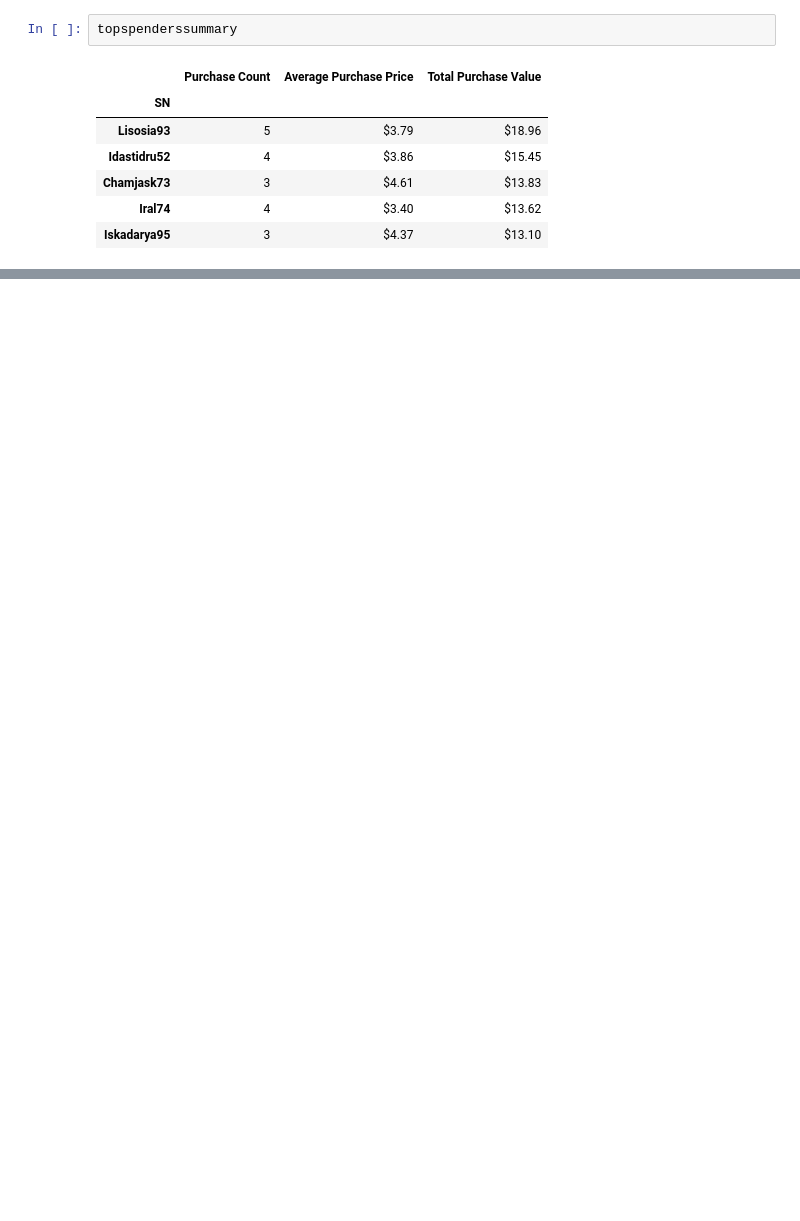
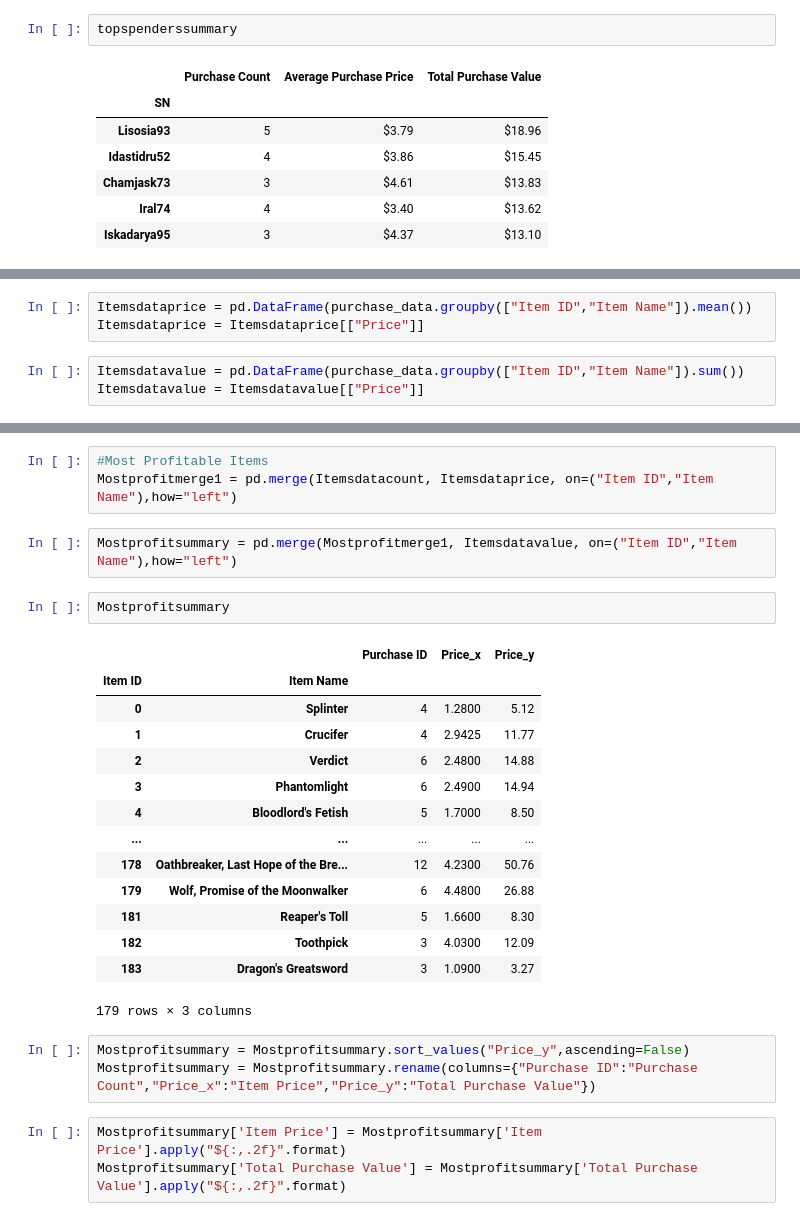
Before and after one commit to JDICKENSON91/pandas-challenge, a Jupyter notebook: HeroesOfPymoli/heroesofpymoli.ipynb, the cells around one changed output, grey strips where cells are left out. Cells and saved outputs as stored; diff of their text form; blank space fills up the shorter version.

```diff
--- a/HeroesOfPymoli/heroesofpymoli.ipynb
+++ b/HeroesOfPymoli/heroesofpymoli.ipynb
@@ -393,0 +408,6 @@ topspenderssummary
+# %%
+Itemsdataprice = pd.DataFrame(purchase_data.groupby(["Item ID","Item Name"]).mean())
+Itemsdataprice = Itemsdataprice[["Price"]]
+# %%
+Itemsdatavalue = pd.DataFrame(purchase_data.groupby(["Item ID","Item Name"]).sum())
+Itemsdatavalue = Itemsdatavalue[["Price"]]
@@ -393,0 +437,28 @@ topspenderssummary
+# %%
+#Most Profitable Items
+Mostprofitmerge1 = pd.merge(Itemsdatacount, Itemsdataprice, on=("Item ID","Item Name"),how="left")
+# %%
+Mostprofitsummary = pd.merge(Mostprofitmerge1, Itemsdatavalue, on=("Item ID","Item Name"),how="left")
+# %%
+Mostprofitsummary
+# %% [output]
+|  |  | Purchase ID | Price_x | Price_y |
+| Item ID | Item Name |  |  |  |
+| 0 | Splinter | 4 | 1.2800 | 5.12 |
+| 1 | Crucifer | 4 | 2.9425 | 11.77 |
+| 2 | Verdict | 6 | 2.4800 | 14.88 |
+| 3 | Phantomlight | 6 | 2.4900 | 14.94 |
+| 4 | Bloodlord's Fetish | 5 | 1.7000 | 8.50 |
+| ... | ... | ... | ... | ... |
+| 178 | Oathbreaker, Last Hope of the Bre... | 12 | 4.2300 | 50.76 |
+| 179 | Wolf, Promise of the Moonwalker | 6 | 4.4800 | 26.88 |
+| 181 | Reaper's Toll | 5 | 1.6600 | 8.30 |
+| 182 | Toothpick | 3 | 4.0300 | 12.09 |
+| 183 | Dragon's Greatsword | 3 | 1.0900 | 3.27 |
+179 rows × 3 columns
+# %%
+Mostprofitsummary = Mostprofitsummary.sort_values("Price_y",ascending=False)
+Mostprofitsummary = Mostprofitsummary.rename(columns={"Purchase ID":"Purchase Count","Price_x":"Item Price","Price_y":"Total Purchase Value"})
+# %%
+Mostprofitsummary['Item Price'] = Mostprofitsummary['Item Price'].apply("${:,.2f}".format)
+Mostprofitsummary['Total Purchase Value'] = Mostprofitsummary['Total Purchase Value'].apply("${:,.2f}".format)
```
Also changed, not shown: parts of 18 cells of this notebook.
